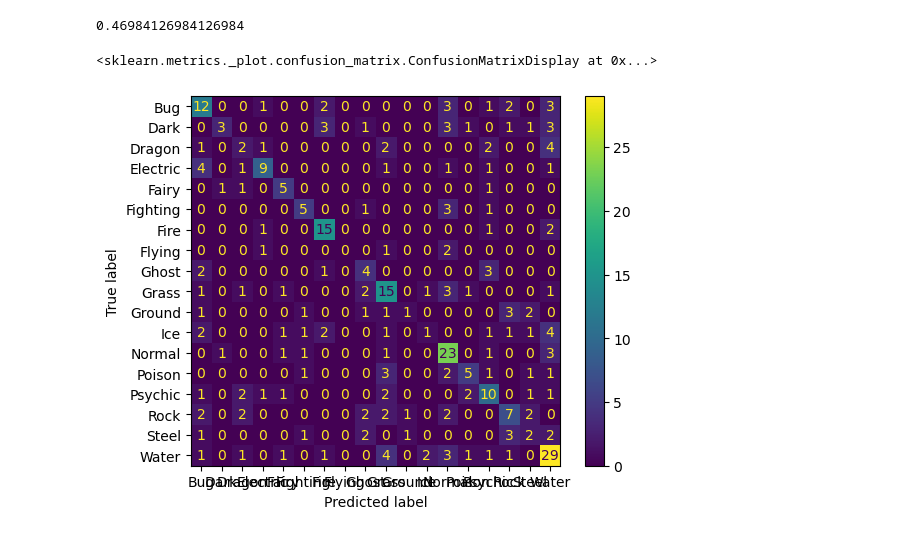
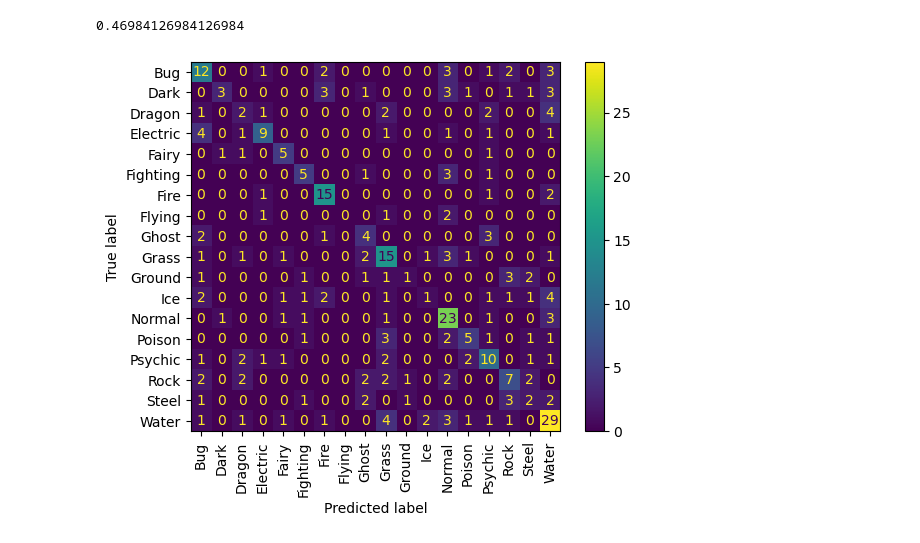
Before and after one commit to UBC-MDS/pokemon-type-predictor, a Jupyter notebook: src/pokemon_knn.ipynb, the cells around one changed output. Saved outputs shown, nothing was run; the diff lists cells and outputs as text; code cells hidden in the pictures.

Commit message:
added code to save confusion matrix

```diff
--- a/src/pokemon_knn.ipynb
+++ b/src/pokemon_knn.ipynb
@@ -14,8 +14,9 @@ from sklearn.metrics import confusion_matrix, ConfusionMatrixDisplay
 # %% [markdown]
 ## Read in data
 # %%
-file_path = '../data/processed'
-train_df = pd.read_csv(file_path + '/train.csv')
+input_dir = '../data/processed'
+output_dir = '../results/knn'
+train_df = pd.read_csv(input_dir + '/train.csv')
 X_train, y_train = train_df.drop(columns=['TYPE1']), train_df['TYPE1']
 # %% [markdown]
 ## Make the pipeline
@@ -110,12 +111,14 @@ best_model.score(X_test, y_test)
 # %% [output]
 0.46984126984126984
 # %%
-ConfusionMatrixDisplay.from_estimator(
+cm = ConfusionMatrixDisplay.from_estimator(
     best_model,
     X_test,
     y_test,
-    values_format = 'd'
+    values_format = 'd',
+    xticks_rotation='vertical'
 )
+
+cm.figure_.savefig('confusion_matrix.png', bbox_inches='tight')
 # %% [output]
-<sklearn.metrics._plot.confusion_matrix.ConfusionMatrixDisplay at 0x...>
-[figure, old version]
+[figure, new version]
```
